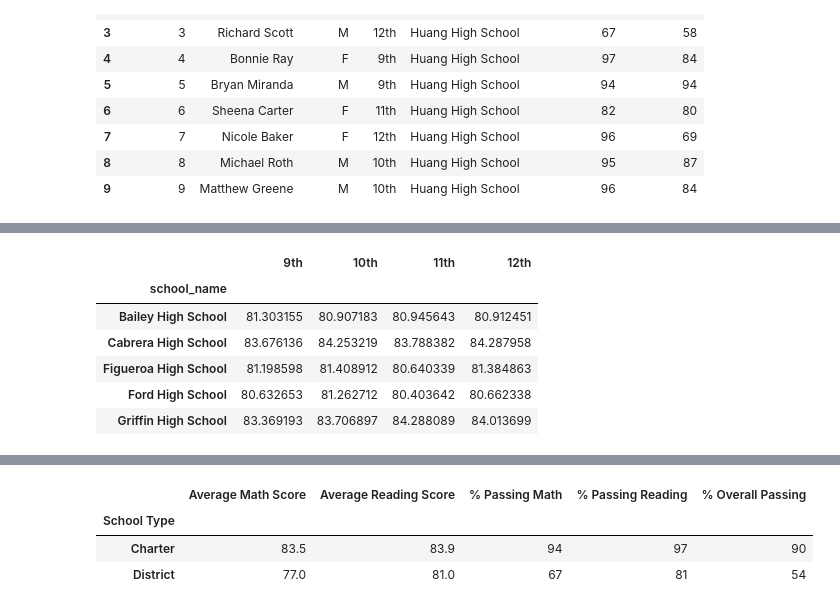
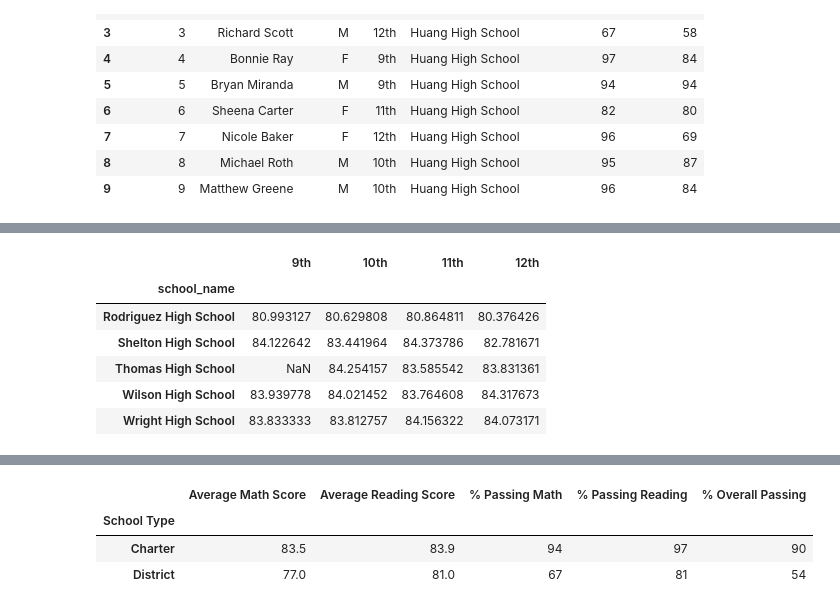
Before and after one commit to jperth1/School_District_Analysis, a Jupyter notebook: PyCitySchools_Challenge.ipynb, the cells around one changed output, grey strips where cells are left out. Drawn from its saved outputs; the diff is of its cells as text; code cells hidden in the pictures.

```diff
--- a/PyCitySchools_Challenge.ipynb
+++ b/PyCitySchools_Challenge.ipynb
@@ -469,4 +34,0 @@ Name: school_name, dtype: int64
-# %%
-# Calculate the total school budget.
-per_school_budget = school_data_df.set_index(["school_name"])["budget"]
-per_school_budget
@@ -718,0 +43,6 @@ per_school_summary_df.head()
+# %%
+# Step 2. Use the loc method on the student_data_df to select all the reading scores from the 9th grade at Thomas High School and replace them with NaN.
+student_data_df.loc[(student_data_df["school_name"] == "Thomas High School") & (student_data_df["grade"] == "9th") , ["reading_score"] ]= np.nan
+# %%
+#  Step 3. Refactor the code in Step 2 to replace the math scores with NaN.
+student_data_df.loc[(student_data_df["school_name"] == "Thomas High School") & (student_data_df["grade"] == "9th") , ["math_score"] ]= np.nan
@@ -718,0 +68,4 @@ per_school_summary_df.head()
+# %%
+# Combine the data into a single dataset
+school_data_complete_df = pd.merge(student_data_df, school_data_df, how="left", on=["school_name", "school_name"])
+school_data_complete_df.tail(5)
@@ -874,20 +383,20 @@ math_scores_by_grade.tail()
 | Wilson High School | 83.085578 | 83.724422 | 83.195326 | 83.035794 |
 | Wright High School | 83.264706 | 84.010288 | 83.836782 | 83.644986 |
 # %%
-# Combine each Series for average reading scores by school into single DataFrame.
+# Combine each Series for average reading scores by school into single data frame.
 reading_scores_by_grade = pd.DataFrame({
               "9th": ninth_grade_reading_scores,
               "10th": tenth_grade_reading_scores,
               "11th": eleventh_grade_reading_scores,
               "12th": twelfth_grade_reading_scores})
 
-reading_scores_by_grade.head()
+reading_scores_by_grade.tail()
 # %% [output]
 |  | 9th | 10th | 11th | 12th |
 | school_name |  |  |  |  |
-| Bailey High School | 81.303155 | 80.907183 | 80.945643 | 80.912451 |
-| Cabrera High School | 83.676136 | 84.253219 | 83.788382 | 84.287958 |
-| Figueroa High School | 81.198598 | 81.408912 | 80.640339 | 81.384863 |
-| Ford High School | 80.632653 | 81.262712 | 80.403642 | 80.662338 |
-| Griffin High School | 83.369193 | 83.706897 | 84.288089 | 84.013699 |
+| Rodriguez High School | 80.993127 | 80.629808 | 80.864811 | 80.376426 |
+| Shelton High School | 84.122642 | 83.441964 | 84.373786 | 82.781671 |
+| Thomas High School | NaN | 84.254157 | 83.585542 | 83.831361 |
+| Wilson High School | 83.939778 | 84.021452 | 83.764608 | 84.317673 |
+| Wright High School | 83.833333 | 83.812757 | 84.156322 | 84.073171 |
 # %%
```
Also changed, not shown: parts of 127 cells of this notebook, 5 other files.
